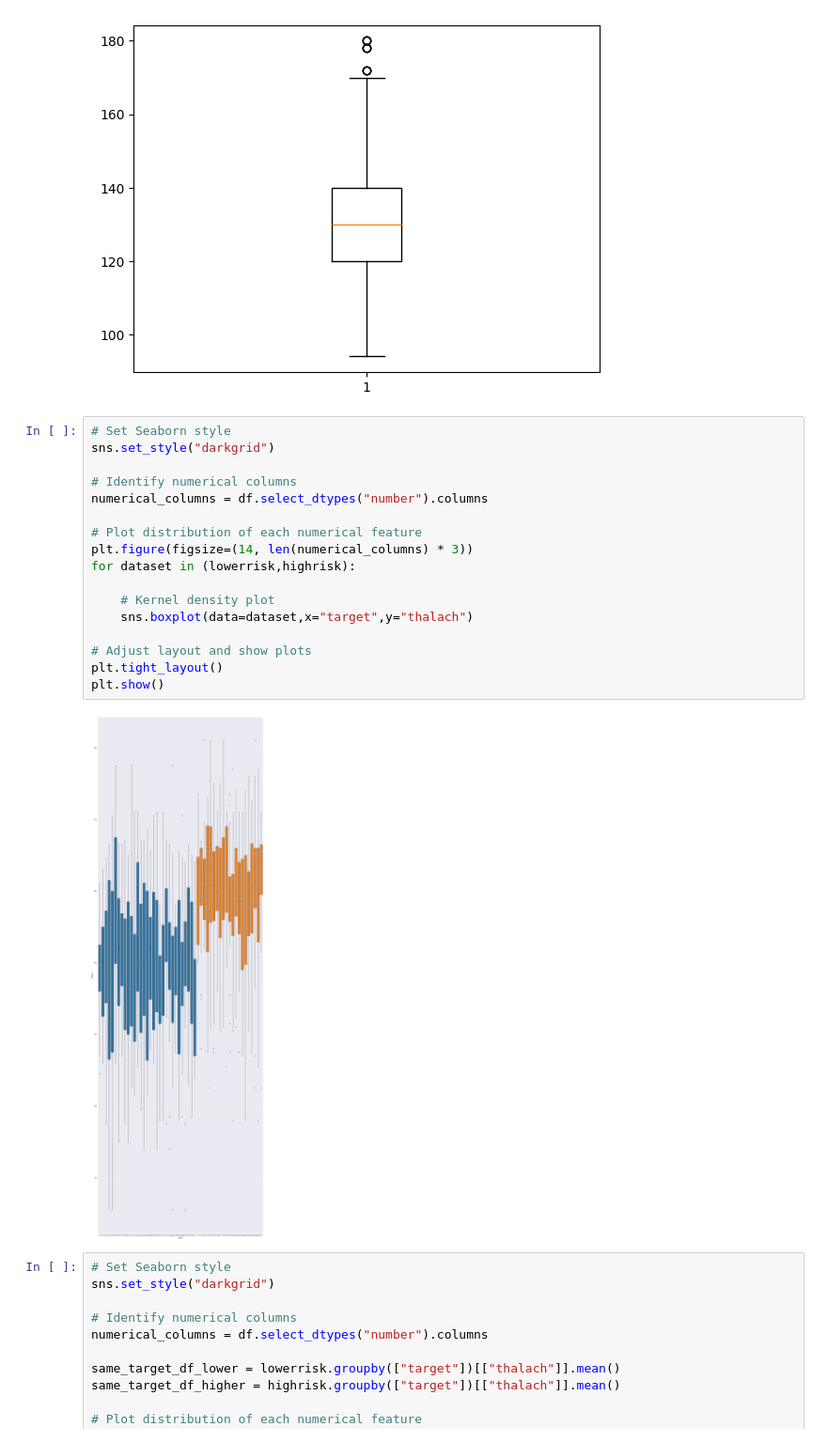
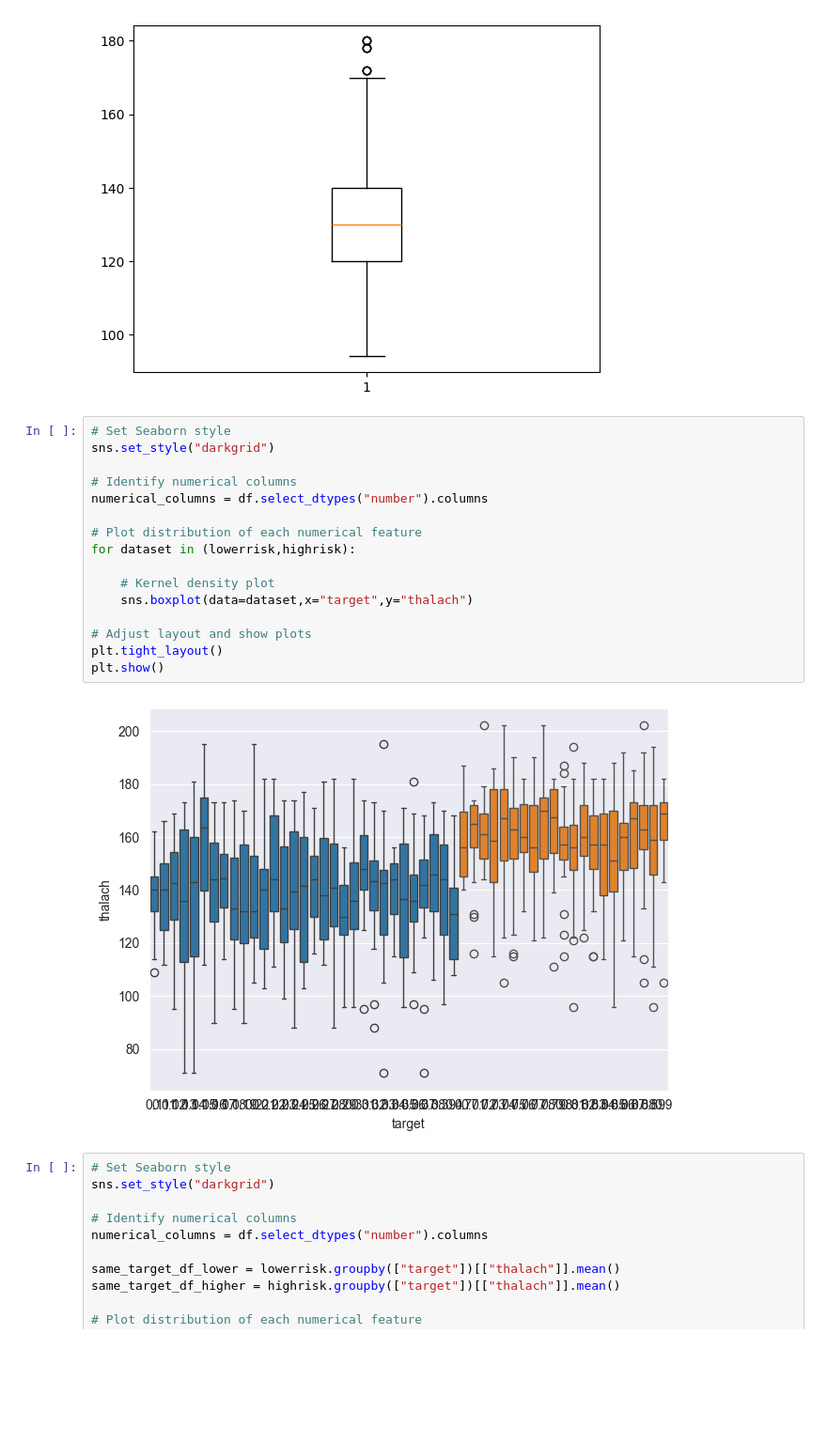
Before and after one commit to ericlfeng/Data-Analysis, a Jupyter notebook: data-analysis.ipynb, the cells around one changed output. Shown at 94% size. Saved outputs shown, nothing was run; the diff lists cells and outputs as text; blank space fills up the shorter version.

```diff
--- a/data-analysis.ipynb
+++ b/data-analysis.ipynb
@@ -234,22 +234,21 @@ plt.boxplot(highrisk["trestbps"])
 # %%
 # Set Seaborn style
 sns.set_style("darkgrid")
 
 # Identify numerical columns
 numerical_columns = df.select_dtypes("number").columns
 
 # Plot distribution of each numerical feature
-plt.figure(figsize=(14, len(numerical_columns) * 3))
 for dataset in (lowerrisk,highrisk):
 
 	# Kernel density plot
 	sns.boxplot(data=dataset,x="target",y="thalach")
 
 # Adjust layout and show plots
 plt.tight_layout()
 plt.show()
 # %% [output]
-[figure, old version]
+[figure, new version]
 # %%
 # Set Seaborn style
 sns.set_style("darkgrid")
```
Also changed, not shown: parts of 2 cells of this notebook.
